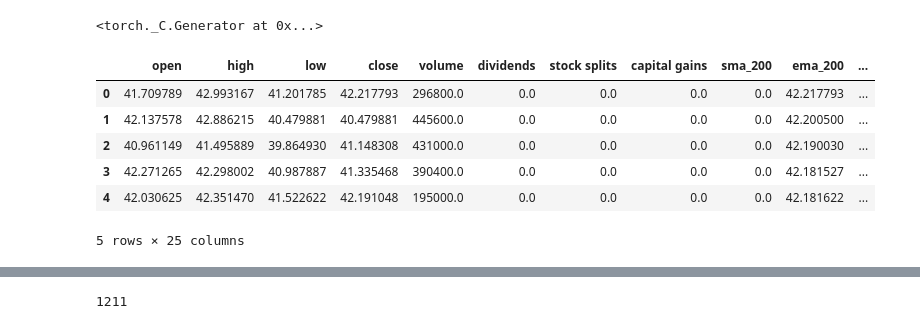
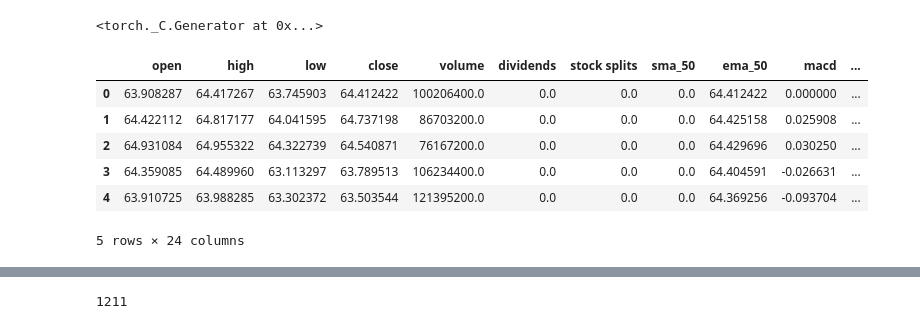
Before and after one commit to ibitec7/portfolio, a Jupyter notebook: lstm.ipynb, the cells around one changed output, grey strips where cells are left out. Saved outputs shown, nothing was run; the diff lists cells and outputs as text; code cells hidden in the pictures.

```diff
--- a/lstm.ipynb
+++ b/lstm.ipynb
@@ -12,21 +12,21 @@ torch.manual_seed(42)
 # %%
 import cudf as cd
 import numpy as np
 
-df = cd.read_csv("smh_stocks_max.csv")
+df = cd.read_csv("aapl_5y.csv")
 df = df.fillna(0)
 df["volume"] = df["volume"].astype(float)
 scaler = MinMaxScaler((0,1))
 df.drop("Date", inplace=True, axis=1)
 df.head()
 # %% [output]
-|  | open | high | low | close | volume | dividends | stock splits | capital gains | sma_200 | ema_200 | ... |
-| 0 | 41.709789 | 42.993167 | 41.201785 | 42.217793 | 296800.0 | 0.0 | 0.0 | 0.0 | 0.0 | 42.217793 | ... |
-| 1 | 42.137578 | 42.886215 | 40.479881 | 40.479881 | 445600.0 | 0.0 | 0.0 | 0.0 | 0.0 | 42.200500 | ... |
-| 2 | 40.961149 | 41.495889 | 39.864930 | 41.148308 | 431000.0 | 0.0 | 0.0 | 0.0 | 0.0 | 42.190030 | ... |
-| 3 | 42.271265 | 42.298002 | 40.987887 | 41.335468 | 390400.0 | 0.0 | 0.0 | 0.0 | 0.0 | 42.181527 | ... |
-| 4 | 42.030625 | 42.351470 | 41.522622 | 42.191048 | 195000.0 | 0.0 | 0.0 | 0.0 | 0.0 | 42.181622 | ... |
+|  | open | high | low | close | volume | dividends | stock splits | sma_50 | ema_50 | macd | ... |
+| 0 | 63.908287 | 64.417267 | 63.745903 | 64.412422 | 100206400.0 | 0.0 | 0.0 | 0.0 | 64.412422 | 0.000000 | ... |
+| 1 | 64.422112 | 64.817177 | 64.041595 | 64.737198 | 86703200.0 | 0.0 | 0.0 | 0.0 | 64.425158 | 0.025908 | ... |
+| 2 | 64.931084 | 64.955322 | 64.322739 | 64.540871 | 76167200.0 | 0.0 | 0.0 | 0.0 | 64.429696 | 0.030250 | ... |
+| 3 | 64.359085 | 64.489960 | 63.113297 | 63.789513 | 106234400.0 | 0.0 | 0.0 | 0.0 | 64.404591 | -0.026631 | ... |
+| 4 | 63.910725 | 63.988285 | 63.302372 | 63.503544 | 121395200.0 | 0.0 | 0.0 | 0.0 | 64.369256 | -0.093704 | ... |
-5 rows × 25 columns
+5 rows × 24 columns
 # %%
 close = df["close"].to_numpy()
 tsa = seasonal_decompose(close, model="additive", period=180)
```
Also changed, not shown: parts of 12 cells of this notebook, 26 other files.
